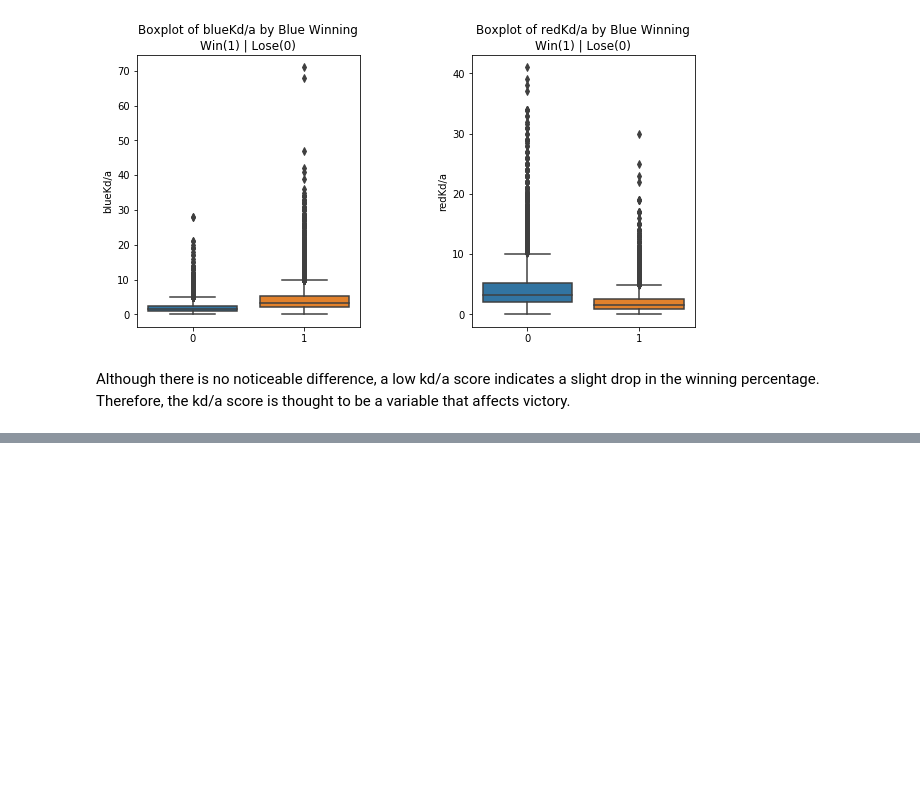
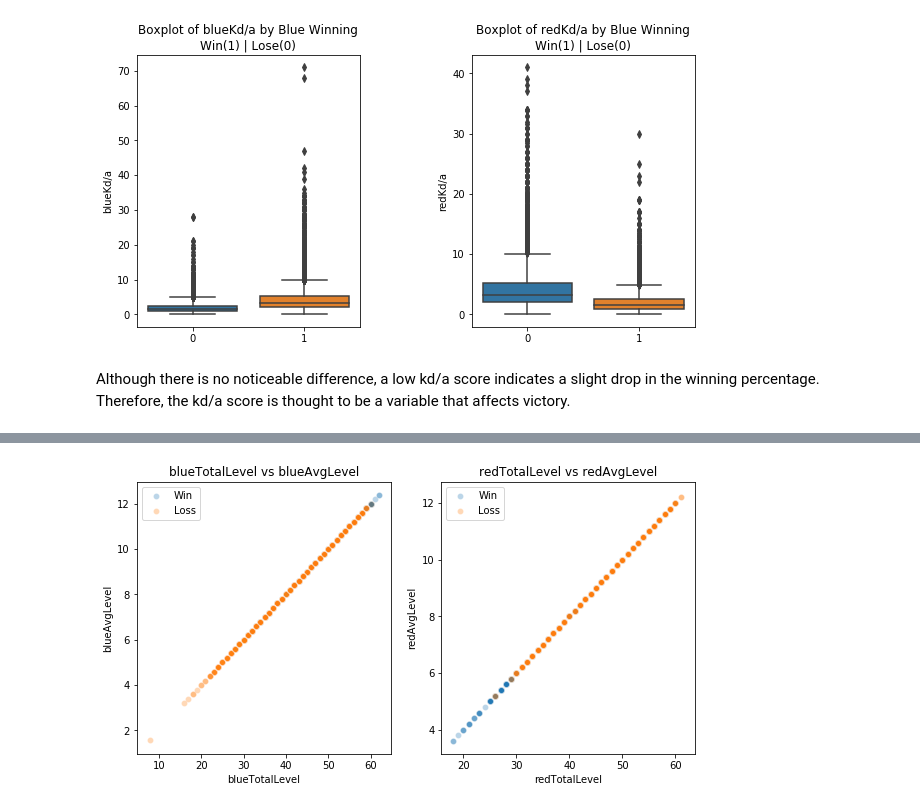
Before and after one commit to SSANGMAN/LoL, a Jupyter notebook: ipynb/Who_is_win_Exploratory Data Analysis_v1.ipynb, the cells around one changed output, grey strips where cells are left out. Drawn from its saved outputs; the diff is of its cells as text; code cells hidden in the pictures; blank space fills up the shorter version.

```diff
--- a/ipynb/Who_is_win_Exploratory Data Analysis_v1.ipynb
+++ b/ipynb/Who_is_win_Exploratory Data Analysis_v1.ipynb
@@ -667,0 +703,20 @@ Although there is no noticeable difference, a low kd/a score indicates a slight
+# %%
+def ScatterplotByClass(data, x_col, y_col):
+    blue_wins = data.loc[data['blueWins'] == 1][[x_col, y_col]]
+    blue_loss = data.loc[data['blueWins'] == 0][[x_col, y_col]]
+
+    sns.scatterplot(blue_wins[x_col], blue_wins[y_col], label = 'Win', alpha = 0.3)
+    sns.scatterplot(blue_loss[x_col], blue_loss[y_col], label = 'Loss', alpha = 0.3)
+
+    plt.title('{} vs {}'.format(x_col, y_col))
+    plt.legend()
+# %%
+f = plt.figure(figsize = (10, 5))
+
+f.add_subplot(1, 2, 1)
+ScatterplotByClass(train, 'blueTotalLevel', 'blueAvgLevel')
+
+f.add_subplot(1, 2, 2)
+ScatterplotByClass(train, 'redTotalLevel', 'redAvgLevel')
+# %% [output]
+[figure, added]
```
Also changed, not shown: parts of 32 cells of this notebook.
